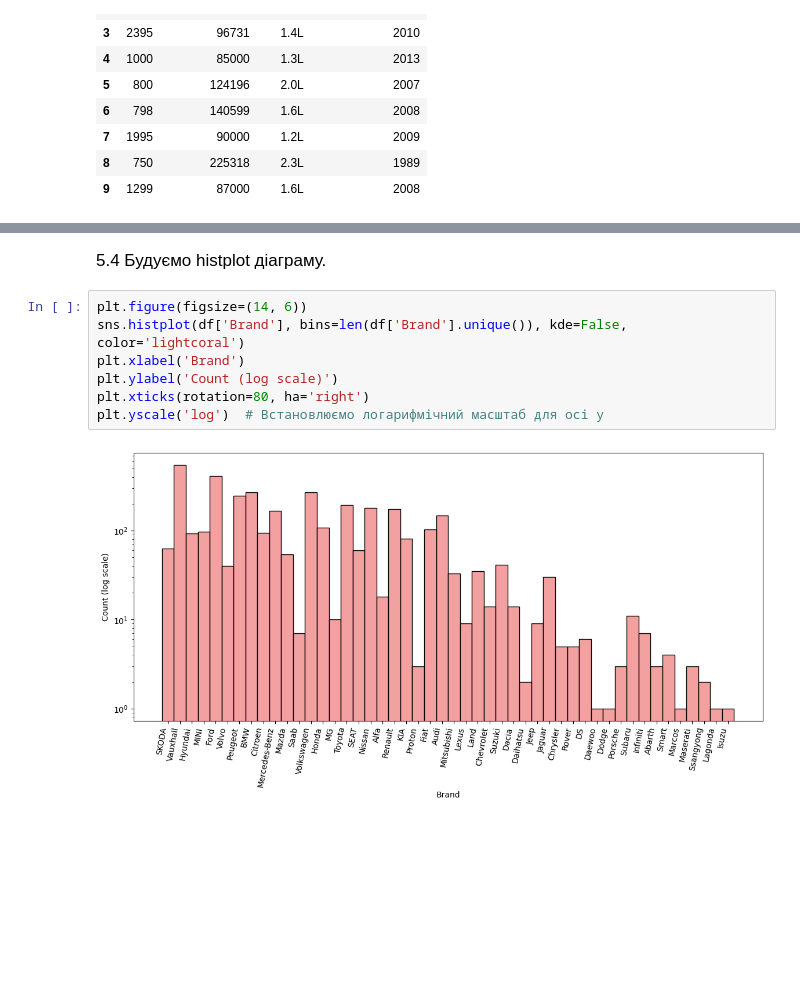
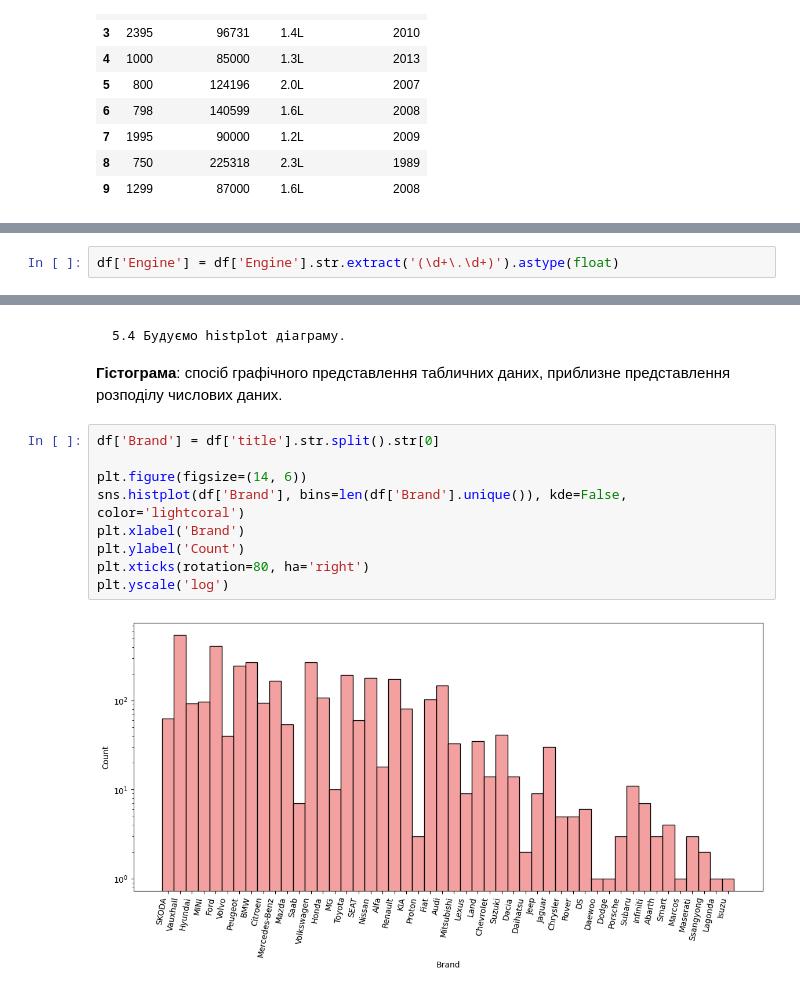
Before and after one commit to artemyak5/SRP, a Jupyter notebook: coursework/main.ipynb, the cells around one changed output, grey strips where cells are left out. Saved outputs shown, nothing was run; the diff lists cells and outputs as text; blank space fills up the shorter version.

```diff
--- a/coursework/main.ipynb
+++ b/coursework/main.ipynb
@@ -207,4 +320,6 @@ $ \mu = \frac{1}{N} \sum_{i=1}^{N} x_i $
 Дисперсія ($σ^2$):
 
 $ \sigma^2 = \frac{1}{N} \sum_{i=1}^{N} (x_i - \mu)^2 $
+# %%
+df['Engine'] = df['Engine'].str.extract('(\d+\.\d+)').astype(float)
 # %%
@@ -302,11 +399,16 @@ Text(0.5, 1.0, 'Середня ціна')
 # %% [markdown]
-<p style="font-size: 17px;">5.4 Будуємо histplot діаграму.</p>
+    5.4 Будуємо histplot діаграму.
+
+**Гістограма**:
+спосіб графічного представлення табличних даних, приблизне представлення розподілу числових даних.
 # %%
+df['Brand'] = df['title'].str.split().str[0]
+
 plt.figure(figsize=(14, 6))
 sns.histplot(df['Brand'], bins=len(df['Brand'].unique()), kde=False, color='lightcoral')
 plt.xlabel('Brand')
-plt.ylabel('Count (log scale)')
+plt.ylabel('Count')
 plt.xticks(rotation=80, ha='right')
-plt.yscale('log')  # Встановлюємо логарифмічний масштаб для осі y
+plt.yscale('log')
 # %% [output]
-[figure, old version]
+[figure, new version]
```
Also changed, not shown: parts of 81 cells of this notebook, 9 other files.
